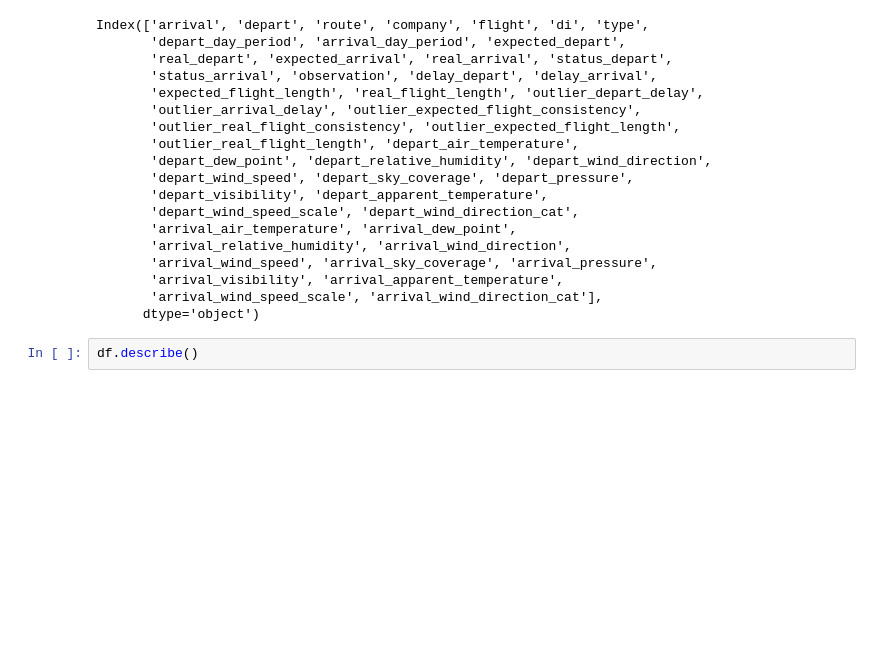
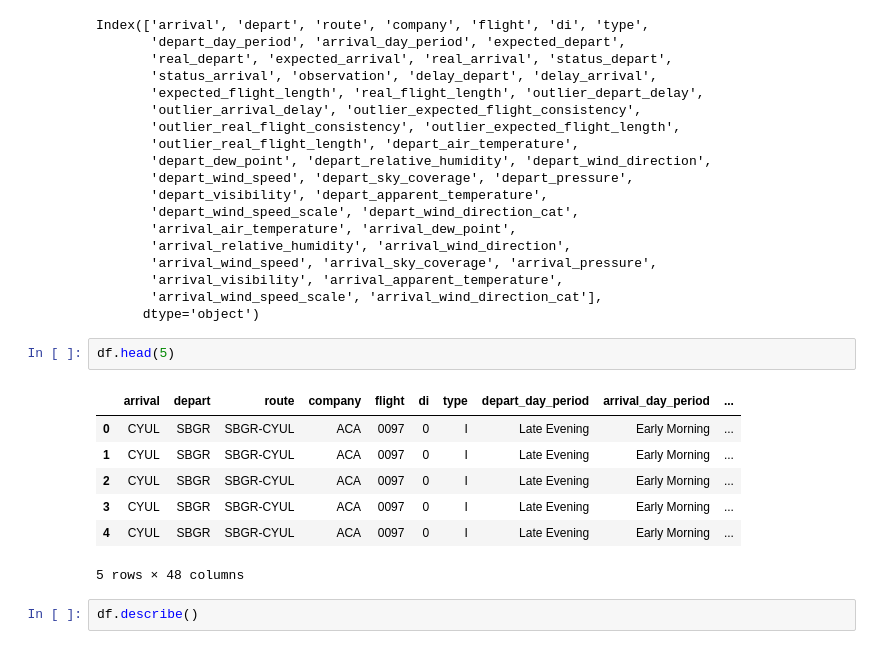
Before and after one commit to brvsf/dm-exploratory-analysis, a Jupyter notebook: notebook.ipynb, the cells around one changed output. Drawn from its saved outputs; the diff is of its cells as text; blank space fills up the shorter version.

```diff
--- a/notebook.ipynb
+++ b/notebook.ipynb
@@ -32,6 +30,16 @@ Index(['arrival', 'depart', 'route', 'company', 'flight', 'di', 'type',
        'arrival_visibility', 'arrival_apparent_temperature',
        'arrival_wind_speed_scale', 'arrival_wind_direction_cat'],
       dtype='object')
+# %%
+df.head(5)
+# %% [output]
+|  | arrival | depart | route | company | flight | di | type | depart_day_period | arrival_day_period | ... |
+| 0 | CYUL | SBGR | SBGR-CYUL | ACA | 0097 | 0 | I | Late Evening | Early Morning | ... |
+| 1 | CYUL | SBGR | SBGR-CYUL | ACA | 0097 | 0 | I | Late Evening | Early Morning | ... |
+| 2 | CYUL | SBGR | SBGR-CYUL | ACA | 0097 | 0 | I | Late Evening | Early Morning | ... |
+| 3 | CYUL | SBGR | SBGR-CYUL | ACA | 0097 | 0 | I | Late Evening | Early Morning | ... |
+| 4 | CYUL | SBGR | SBGR-CYUL | ACA | 0097 | 0 | I | Late Evening | Early Morning | ... |
+5 rows × 48 columns
 # %%
 df.describe()
 # %% [output]
```
Also changed, not shown: parts of 4 cells of this notebook, 1 other file.
